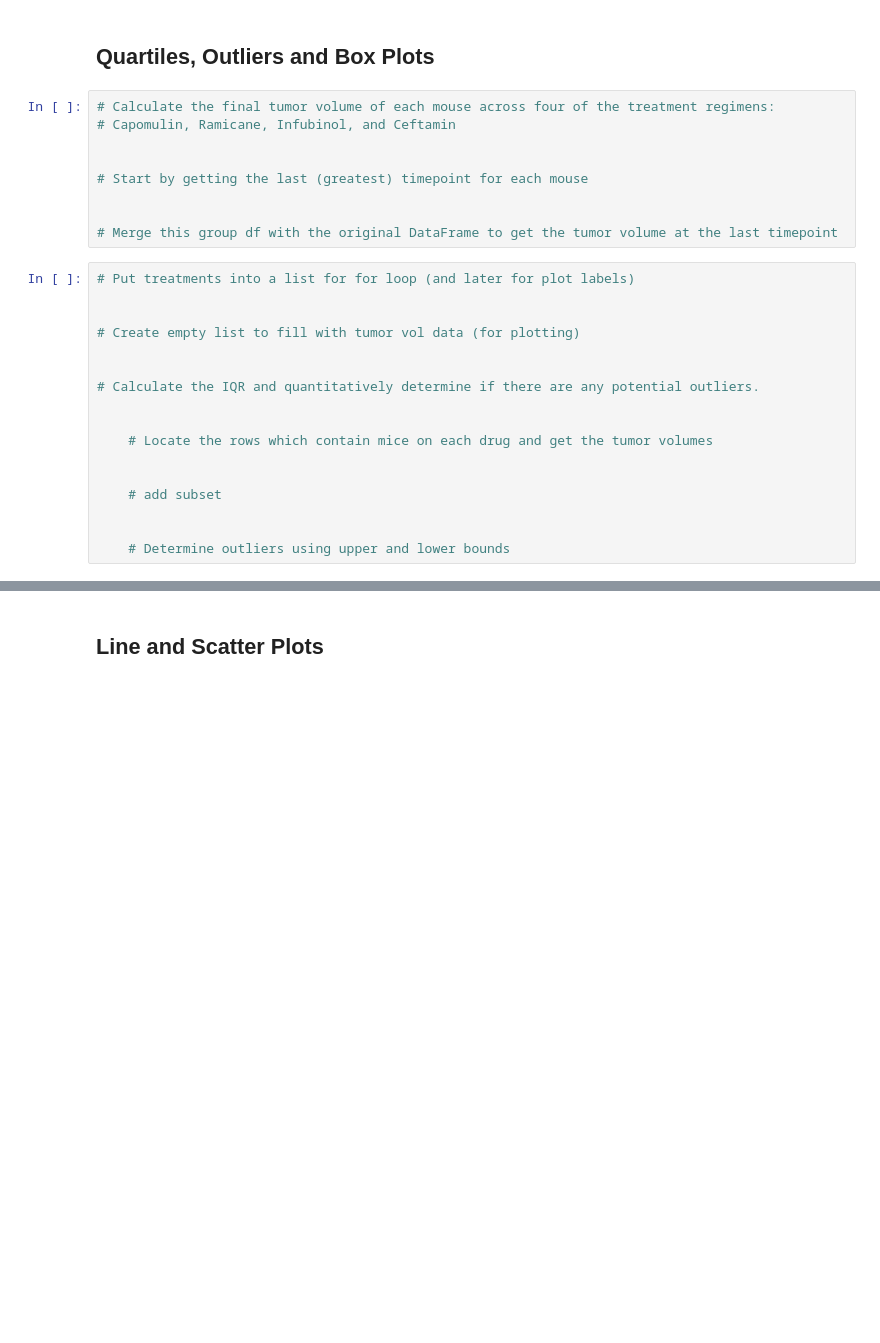
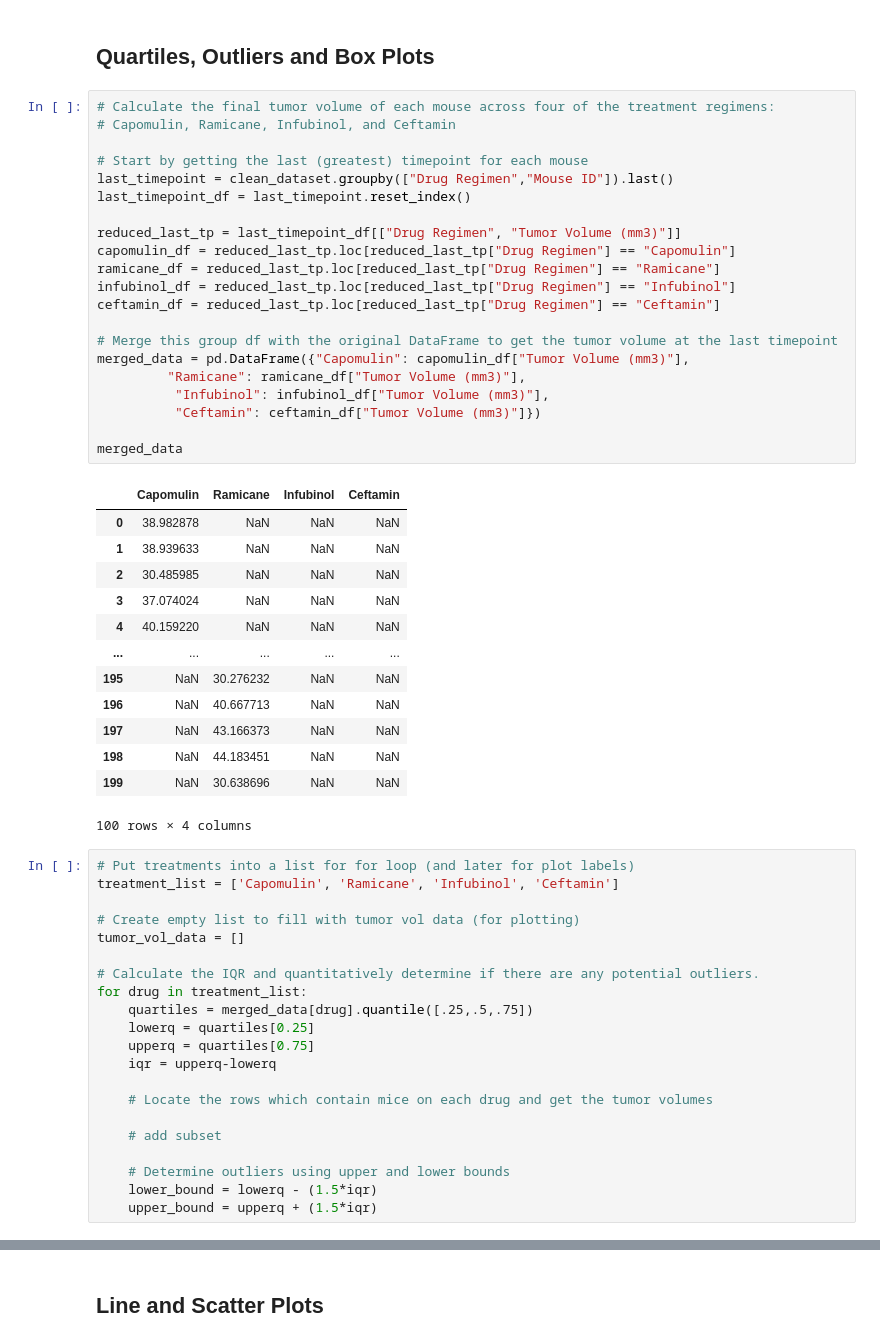
Before and after one commit to Amarah010/Matplotlib-Challenge, a Jupyter notebook: pymaceuticals.ipynb, the cells around one changed output, grey strips where cells are left out. Drawn from its saved outputs; the diff is of its cells as text; blank space fills up the shorter version.

```diff
--- a/pymaceuticals.ipynb
+++ b/pymaceuticals.ipynb
@@ -206,28 +207,58 @@ plt.show()
 # %%
 # Calculate the final tumor volume of each mouse across four of the treatment regimens:
 # Capomulin, Ramicane, Infubinol, and Ceftamin
 
+# Start by getting the last (greatest) timepoint for each mouse
+last_timepoint = clean_dataset.groupby(["Drug Regimen","Mouse ID"]).last()
+last_timepoint_df = last_timepoint.reset_index()
 
-# Start by getting the last (greatest) timepoint for each mouse
-
+reduced_last_tp = last_timepoint_df[["Drug Regimen", "Tumor Volume (mm3)"]]
+capomulin_df = reduced_last_tp.loc[reduced_last_tp["Drug Regimen"] == "Capomulin"]
+ramicane_df = reduced_last_tp.loc[reduced_last_tp["Drug Regimen"] == "Ramicane"]
+infubinol_df = reduced_last_tp.loc[reduced_last_tp["Drug Regimen"] == "Infubinol"]
+ceftamin_df = reduced_last_tp.loc[reduced_last_tp["Drug Regimen"] == "Ceftamin"]
 
 # Merge this group df with the original DataFrame to get the tumor volume at the last timepoint
+merged_data = pd.DataFrame({"Capomulin": capomulin_df["Tumor Volume (mm3)"],
+         "Ramicane": ramicane_df["Tumor Volume (mm3)"],
+          "Infubinol": infubinol_df["Tumor Volume (mm3)"],
+          "Ceftamin": ceftamin_df["Tumor Volume (mm3)"]})
+
+merged_data
+# %% [output]
+|  | Capomulin | Ramicane | Infubinol | Ceftamin |
+| 0 | 38.982878 | NaN | NaN | NaN |
+| 1 | 38.939633 | NaN | NaN | NaN |
+| 2 | 30.485985 | NaN | NaN | NaN |
+| 3 | 37.074024 | NaN | NaN | NaN |
+| 4 | 40.159220 | NaN | NaN | NaN |
+| ... | ... | ... | ... | ... |
+| 195 | NaN | 30.276232 | NaN | NaN |
+| 196 | NaN | 40.667713 | NaN | NaN |
+| 197 | NaN | 43.166373 | NaN | NaN |
+| 198 | NaN | 44.183451 | NaN | NaN |
+| 199 | NaN | 30.638696 | NaN | NaN |
+100 rows × 4 columns
 # %%
 # Put treatments into a list for for loop (and later for plot labels)
-
+treatment_list = ['Capomulin', 'Ramicane', 'Infubinol', 'Ceftamin']
 
 # Create empty list to fill with tumor vol data (for plotting)
-
+tumor_vol_data = []
 
 # Calculate the IQR and quantitatively determine if there are any potential outliers.
-
+for drug in treatment_list:
+    quartiles = merged_data[drug].quantile([.25,.5,.75])
+    lowerq = quartiles[0.25]
+    upperq = quartiles[0.75]
+    iqr = upperq-lowerq
 
     # Locate the rows which contain mice on each drug and get the tumor volumes
 
-
     # add subset
 
-
     # Determine outliers using upper and lower bounds
+    lower_bound = lowerq - (1.5*iqr)
+    upper_bound = upperq + (1.5*iqr)
 # %%
 # Generate a box plot that shows the distrubution of the tumor volume for each treatment group.
```
Also changed, not shown: parts of 8 cells of this notebook.
